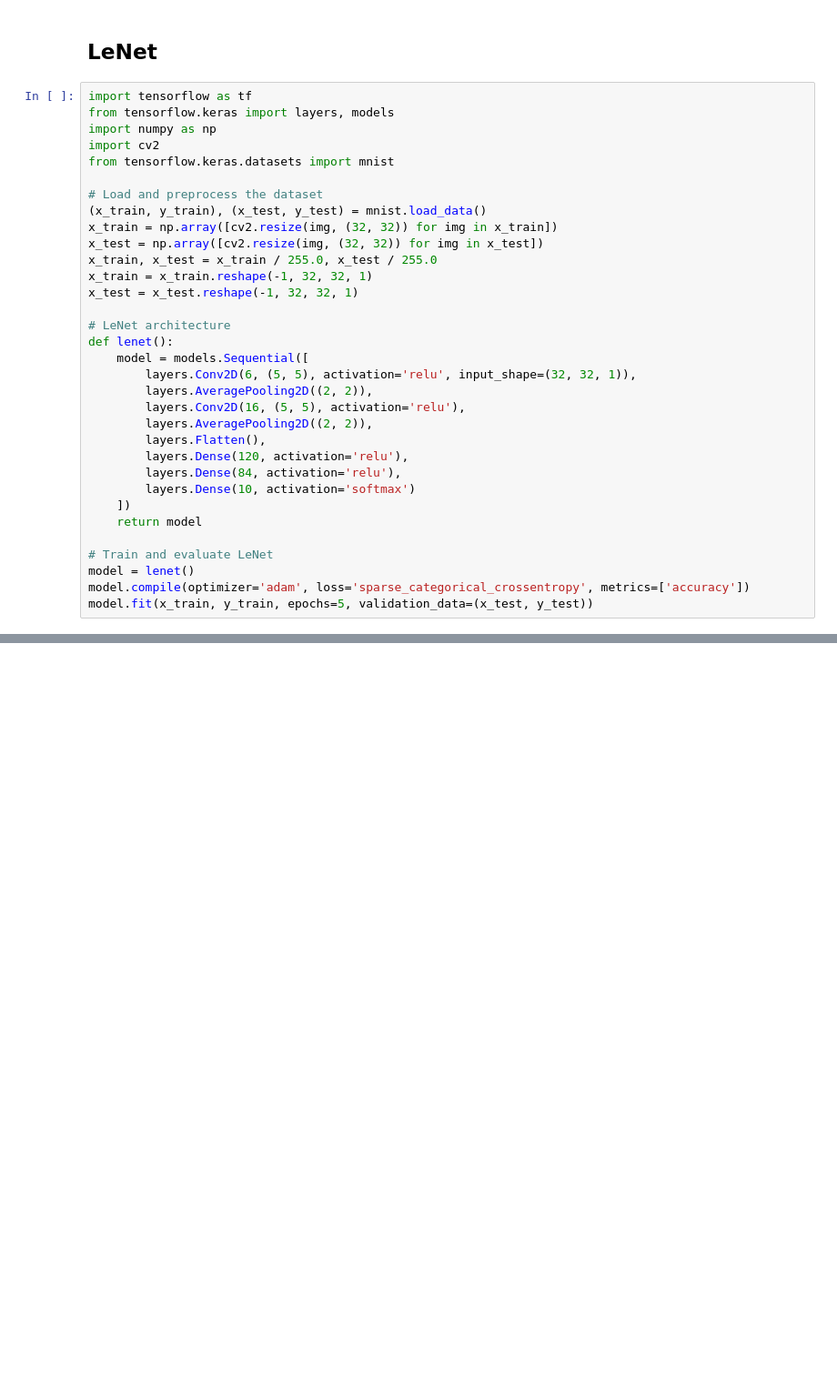
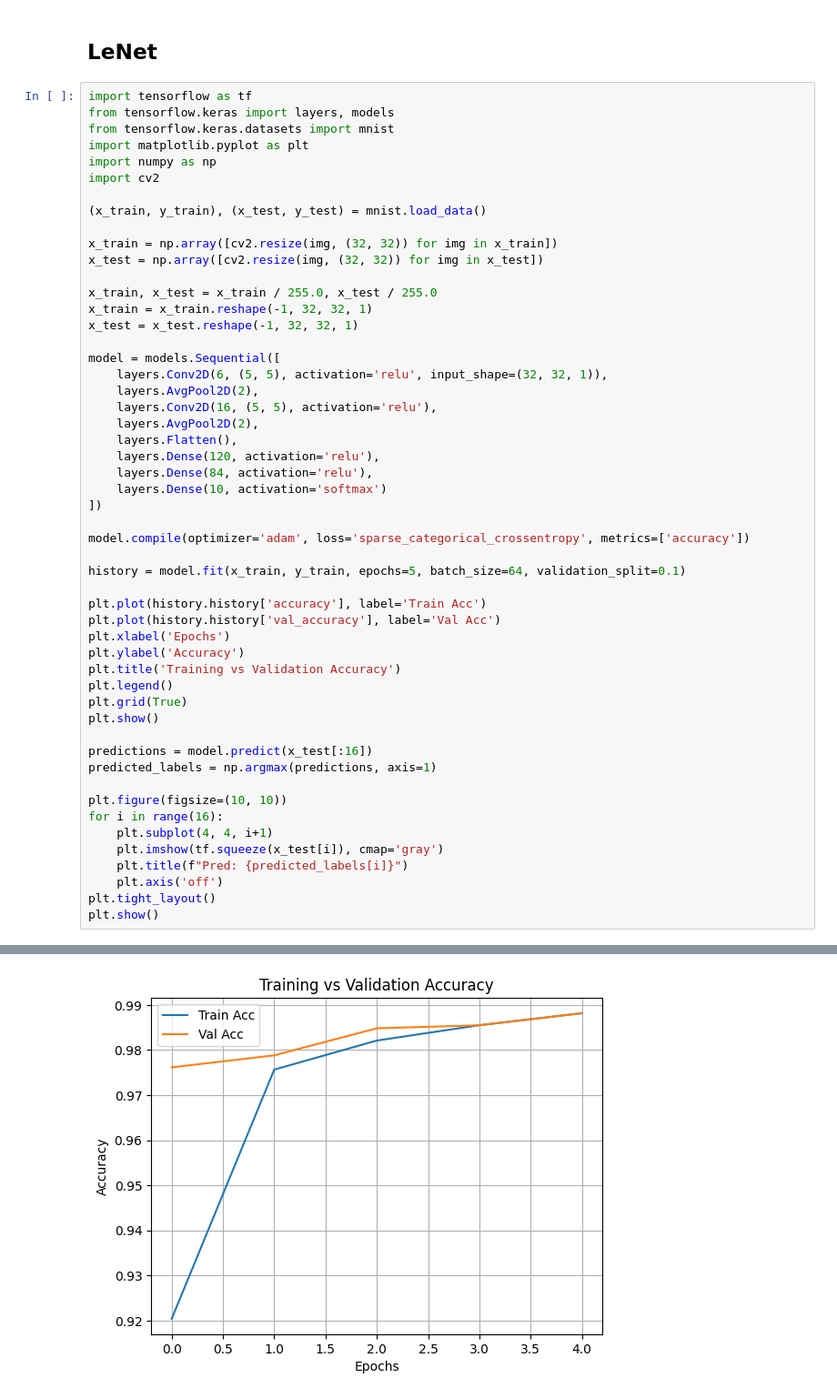
Before and after one commit to sohv/NDL-Lab, a Jupyter notebook: Lab11.ipynb, the cells around one changed output, grey strips where cells are left out. Shown at 91% size. Saved outputs shown, nothing was run; the diff lists cells and outputs as text; blank space fills up the shorter version.

```diff
--- a/Lab11.ipynb
+++ b/Lab11.ipynb
@@ -104,35 +253,54 @@ Downloading data from https://storage.googleapis.com/tensorflow/tf-keras-dataset
 # %%
 import tensorflow as tf
 from tensorflow.keras import layers, models
+from tensorflow.keras.datasets import mnist
+import matplotlib.pyplot as plt
 import numpy as np
 import cv2
-from tensorflow.keras.datasets import mnist
 
-# Load and preprocess the dataset
 (x_train, y_train), (x_test, y_test) = mnist.load_data()
+
 x_train = np.array([cv2.resize(img, (32, 32)) for img in x_train])
 x_test = np.array([cv2.resize(img, (32, 32)) for img in x_test])
+
 x_train, x_test = x_train / 255.0, x_test / 255.0
 x_train = x_train.reshape(-1, 32, 32, 1)
 x_test = x_test.reshape(-1, 32, 32, 1)
 
-# LeNet architecture
-def lenet():
-    model = models.Sequential([
-        layers.Conv2D(6, (5, 5), activation='relu', input_shape=(32, 32, 1)),
-        layers.AveragePooling2D((2, 2)),
-        layers.Conv2D(16, (5, 5), activation='relu'),
-        layers.AveragePooling2D((2, 2)),
-        layers.Flatten(),
-        layers.Dense(120, activation='relu'),
-        layers.Dense(84, activation='relu'),
-        layers.Dense(10, activation='softmax')
-    ])
-    return model
+model = models.Sequential([
+    layers.Conv2D(6, (5, 5), activation='relu', input_shape=(32, 32, 1)),
+    layers.AvgPool2D(2),
+    layers.Conv2D(16, (5, 5), activation='relu'),
+    layers.AvgPool2D(2),
+    layers.Flatten(),
+    layers.Dense(120, activation='relu'),
+    layers.Dense(84, activation='relu'),
+    layers.Dense(10, activation='softmax')
+])
 
-# Train and evaluate LeNet
-model = lenet()
 model.compile(optimizer='adam', loss='sparse_categorical_crossentropy', metrics=['accuracy'])
-model.fit(x_train, y_train, epochs=5, validation_data=(x_test, y_test))
+
+history = model.fit(x_train, y_train, epochs=5, batch_size=64, validation_split=0.1)
+
+plt.plot(history.history['accuracy'], label='Train Acc')
+plt.plot(history.history['val_accuracy'], label='Val Acc')
+plt.xlabel('Epochs')
+plt.ylabel('Accuracy')
+plt.title('Training vs Validation Accuracy')
+plt.legend()
+plt.grid(True)
+plt.show()
+
+predictions = model.predict(x_test[:16])
+predicted_labels = np.argmax(predictions, axis=1)
+
+plt.figure(figsize=(10, 10))
+for i in range(16):
+    plt.subplot(4, 4, i+1)
+    plt.imshow(tf.squeeze(x_test[i]), cmap='gray')
+    plt.title(f"Pred: {predicted_labels[i]}")
+    plt.axis('off')
+plt.tight_layout()
+plt.show()
 # %% [output]
 Epoch 1/5
@@ -147,0 +316 @@ Epoch 5/5
+[figure, added]
```
Also changed, not shown: parts of 7 cells of this notebook.
